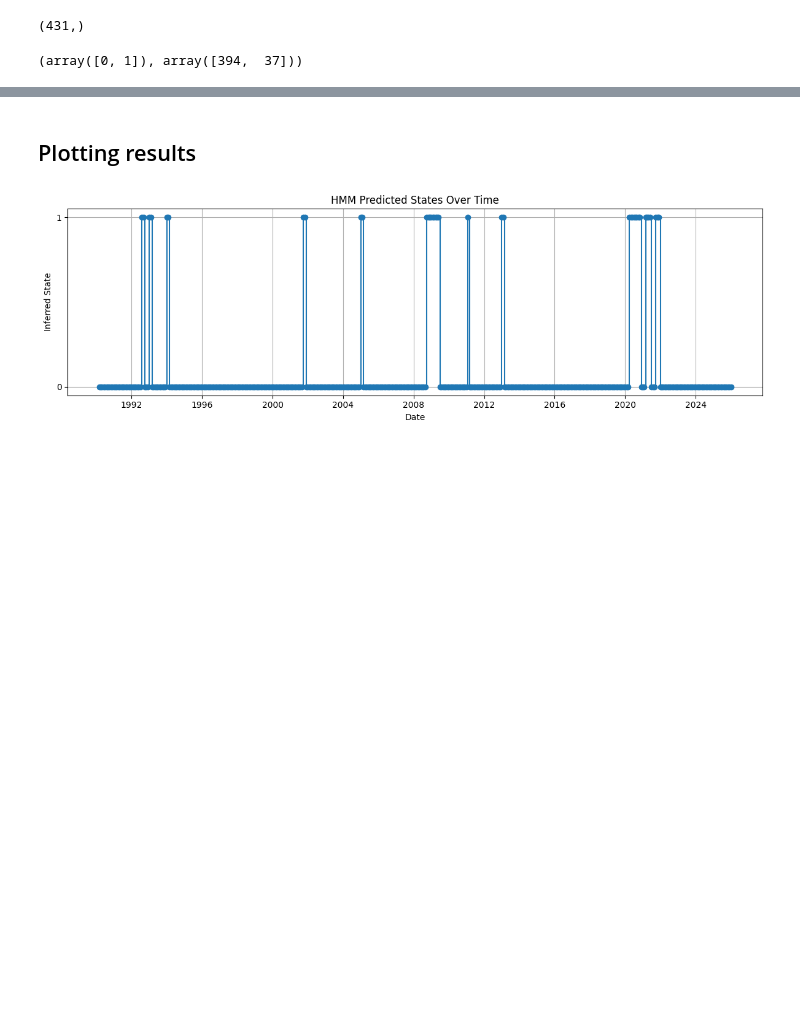
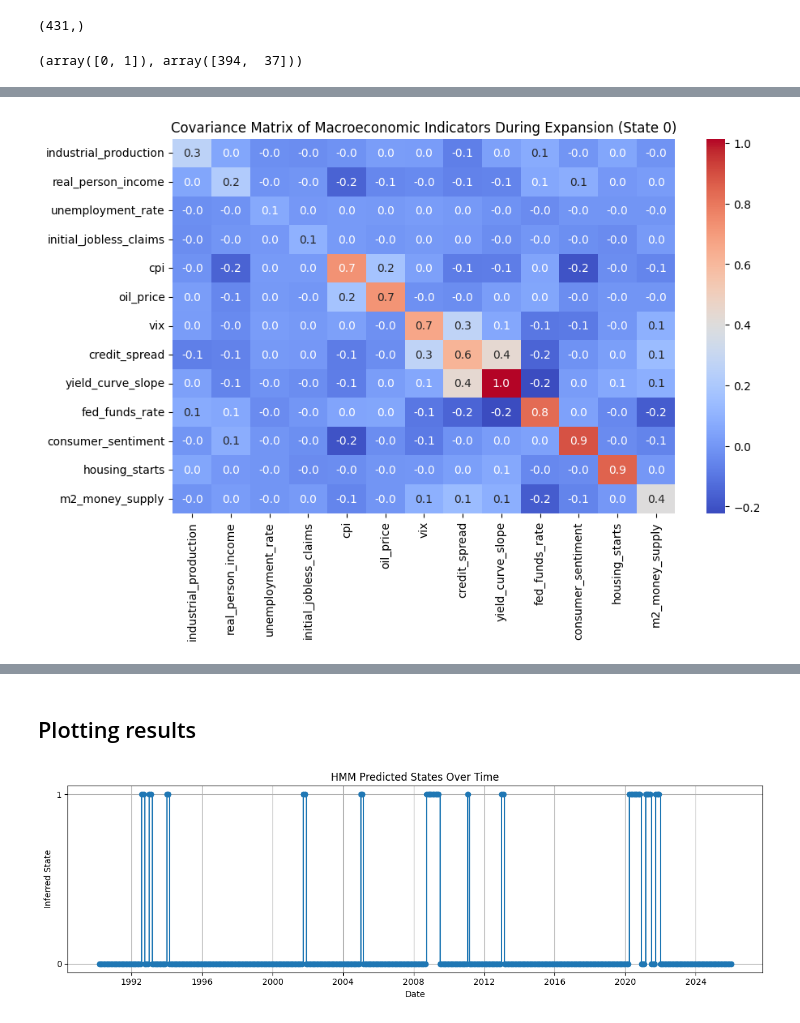
Before and after one commit to AsadAliAkhtar/Capstone_Project_Group_14085, a Jupyter notebook: notebooks/HMM_experiments.ipynb, the cells around one changed output, grey strips where cells are left out. Drawn from its saved outputs; the diff is of its cells as text; code cells hidden in the pictures; blank space fills up the shorter version.

Commit message:
Added plots to HMM notebook

```diff
--- a/notebooks/HMM_experiments.ipynb
+++ b/notebooks/HMM_experiments.ipynb
@@ -280,0 +330,9 @@ np.unique(states_sequence, return_counts=True)
+# %%
+plt.figure(figsize=(10, 6))
+sns.heatmap(model.covars_[0], annot=True, fmt=".1f", cmap="coolwarm",
+            xticklabels=macro_df.columns, yticklabels=macro_df.columns
+)
+plt.title("Covariance Matrix of Macroeconomic Indicators During Expansion (State 0)")
+plt.show()
+# %% [output]
+[figure, added]
```
Also changed, not shown: parts of 20 cells of this notebook.
